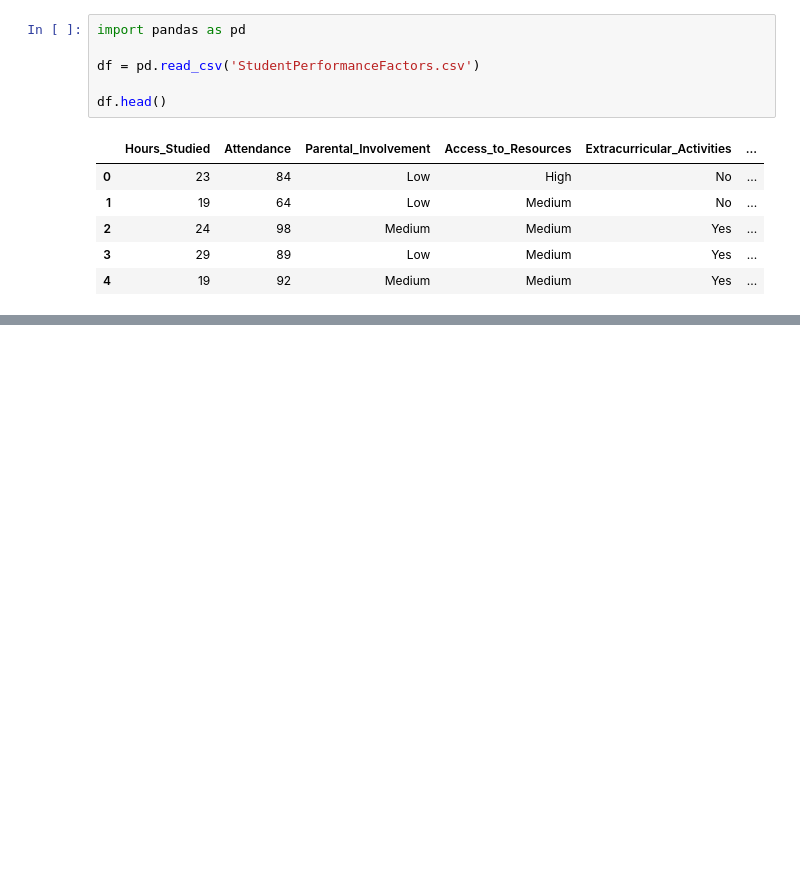
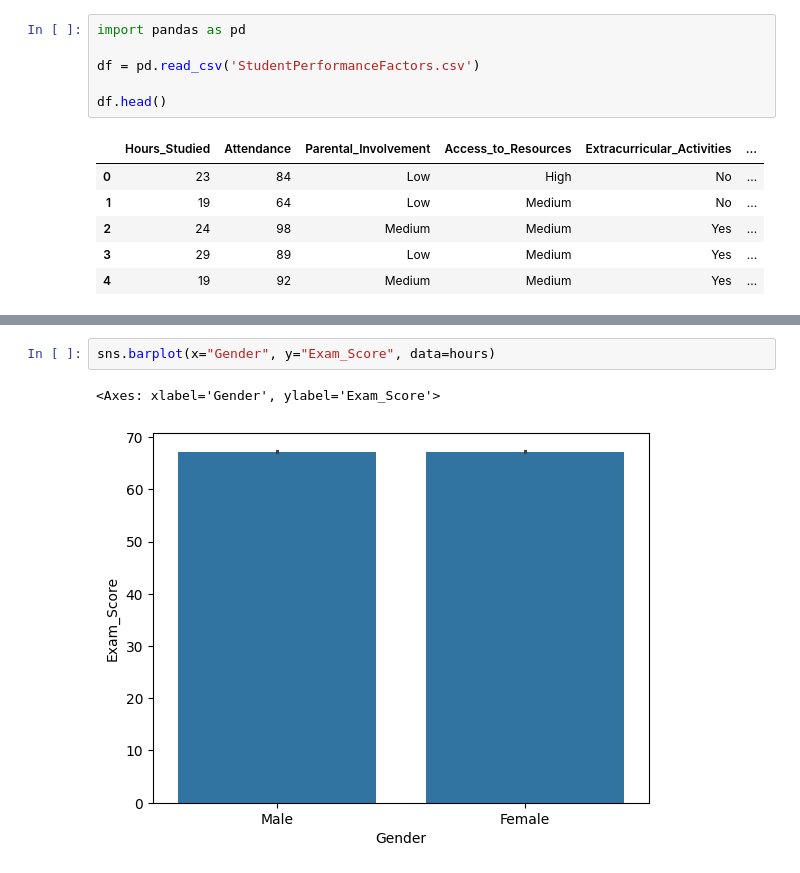
Before and after one commit to gabriel-dp/UFSJ-Data-Science, a Jupyter notebook: ex3/main.ipynb, the cells around one changed output, grey strips where cells are left out. Cells and saved outputs as stored; diff of their text form; blank space fills up the shorter version.

```diff
--- a/ex3/main.ipynb
+++ b/ex3/main.ipynb
@@ -67,0 +65,5 @@ df.groupby(CAUSE)['Exam_Score'].agg(['count', 'mean', 'median'])
+# %%
+sns.barplot(x="Gender", y="Exam_Score", data=hours)
+# %% [output]
+<Axes: xlabel='Gender', ylabel='Exam_Score'>
+[figure, added]
```
Also changed, not shown: parts of 7 cells of this notebook.
